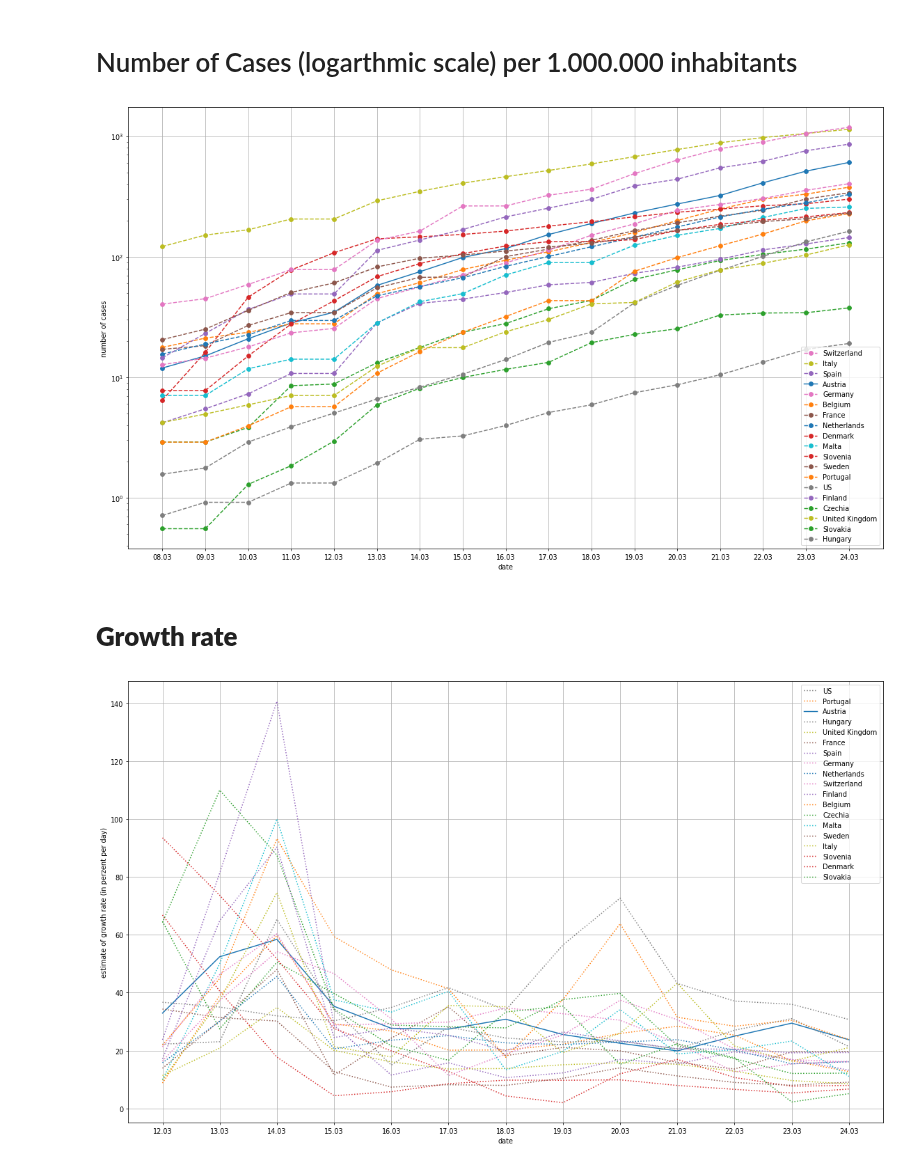
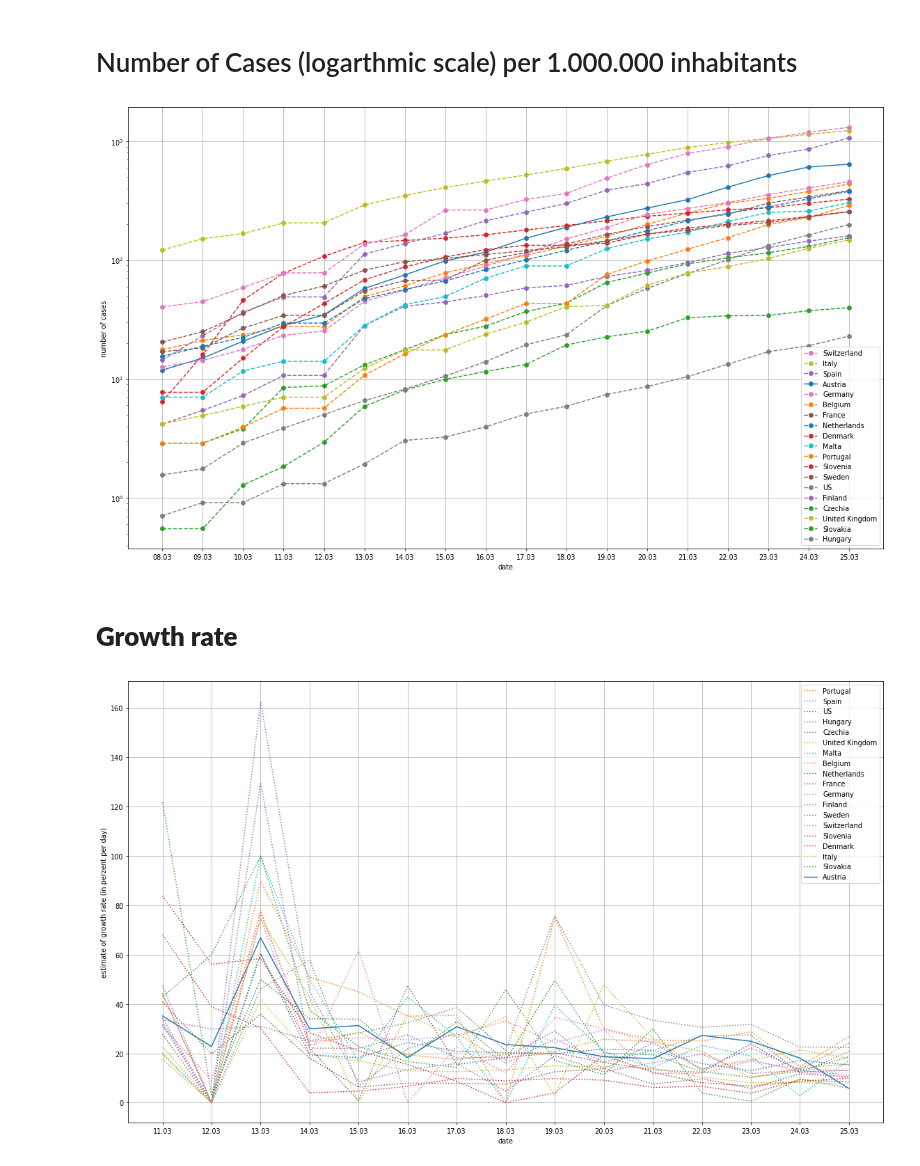
Before and after one commit to human-centered-ai-lab/app-covid-19-playground, a Jupyter notebook: covid_19_playground.ipynb, the cells around one changed output. Saved outputs shown, nothing was run; the diff lists cells and outputs as text; code cells hidden in the pictures.

```diff
--- a/covid_19_playground.ipynb
+++ b/covid_19_playground.ipynb
@@ -46,7 +46,7 @@ print ("COUNTRIES OF INTEREST WITH POPULATION")
 print (population)
 
 start_date = date(2020, 3, 8)
-end_date   = date(2020, 3, 25)
+end_date   = date(2020, 3, 26)
 # %% [output]
 ALL COUNTRIES WITH DATA AVAILABLE at pomber.github.io
 ['Afghanistan', 'Albania', 'Algeria', 'Andorra', 'Angola', 'Antigua and Barbuda', 'Argentina', 'Armenia', 'Australia', 'Austria', 'Azerbaijan', 'Bahamas', 'Bahrain', 'Bangladesh', 'Barbados', 'Belarus ...
@@ -104,12 +104,12 @@ handles, labels = plt.gca().get_legend_handles_labels()
 plt.legend([handles[idx] for idx in LabelOrdering],[labels[idx] for idx in LabelOrdering])
 plt.show()
 # %% [output]
-[figure, old version]
+[figure, new version]
 # %% [markdown]
 # **Growth rate**
 # %%
 # delta growth rate computing
-deltaInDays = 2
+deltaInDays = 1
 #countriesOfInterest = ['Austria',  'Czechia', 'Germany', 'Italy', 'US', 'Denmark']
 
 start_date = date(2020, 3, 10)
@@ -139,31 +139,31 @@ for c in countriesOfInterest:
       if daydata['date'] == datastring:
           cc1 = daydata['confirmed']
     datastring = datesToInspect[dataindex+deltaInDays]
     for daydata in datafromonecontry:
       if daydata['date'] == datastring:
           cc2 = daydata['confirmed']
     if cc2 == 0:
       v = 0
     else:
       v = 100 * (cc2-cc1) / cc1  / deltaInDays
     numberToOrder[i] = v
     y_axis_data.append(v)
 
   ls = 'solid' if c == 'Austria' else 'dotted'
   lines, = plt.plot(x_axis_data[deltaInDays:],  y_axis_data, label=c, linestyle=ls)
   labels.append (c)
   plt.legend()
   i = i + 1
 
 LabelOrdering = []
 for e in sorted(numberToOrder.items(), key=lambda x: x[1], reverse=True):
   LabelOrdering.append (e[0])
 
 plt.xlabel("date")
 plt.ylabel("estimate of growth rate (in perzent per day)")
 plt.grid(True)
 handles, labels = plt.gca().get_legend_handles_labels()
 plt.legend([handles[idx] for idx in LabelOrdering],[labels[idx] for idx in LabelOrdering])
 plt.show()
 # %% [output]
-[figure, old version]
+[figure, new version]
```
